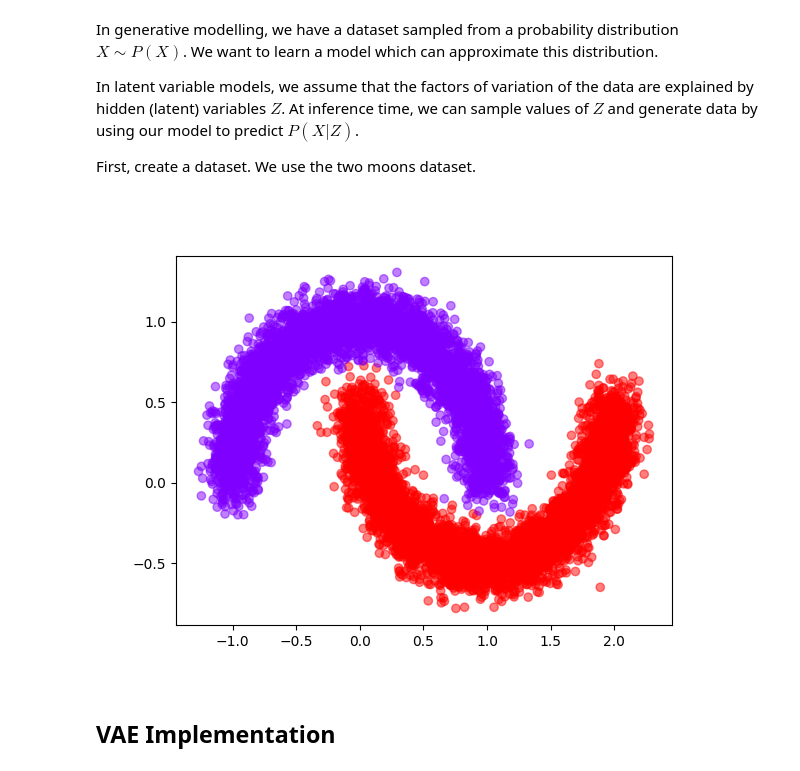
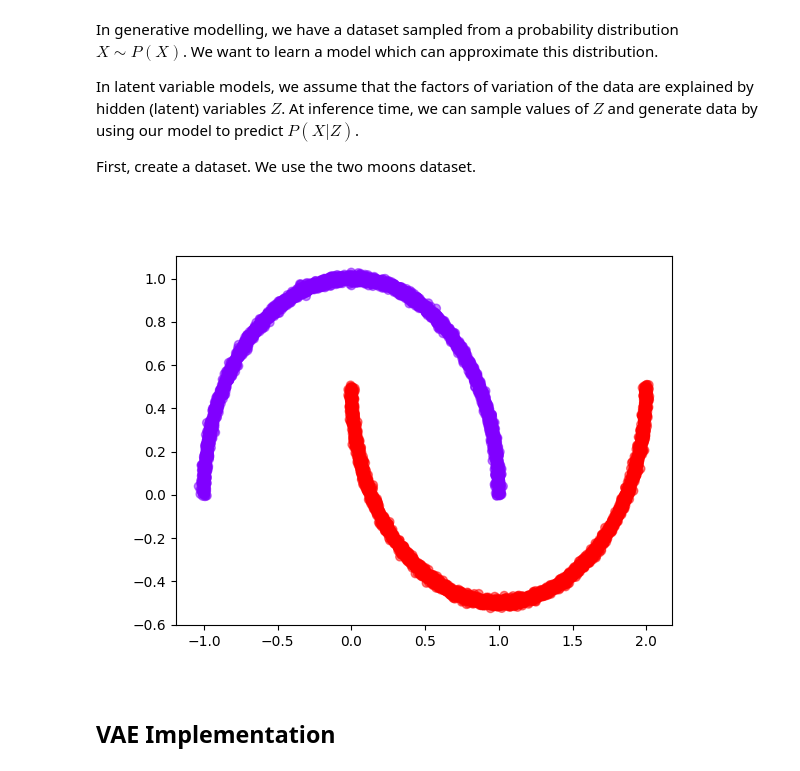
Before and after one commit to Charl-AI/ml_basics, a Jupyter notebook: generative_models/tutorial.ipynb, the cells around one changed output. Cells and saved outputs as stored; diff of their text form; code cells hidden in the pictures.

```diff
--- a/generative_models/tutorial.ipynb
+++ b/generative_models/tutorial.ipynb
@@ -14,39 +14,39 @@ import numpy as np
 import sklearn.datasets as datasets
 import torch
 from torch.utils.data import DataLoader, Dataset, random_split
 
 # we save images to outputs/ and read them instead of displaying them directly,
 # this helps fix a matplotlib bug when doing live colla
 os.makedirs("outputs", exist_ok=True)
 
 
 class MoonsDataset(Dataset):
-    def __init__(self, n_samples=10000, noise=0.1):
-        X, y = datasets.make_moons(n_samples=10000, noise=0.1)
+    def __init__(self, n_samples=10000, noise=0.01):
+        X, y = datasets.make_moons(n_samples=10000, noise=noise)
         assert isinstance(X, np.ndarray) and isinstance(y, np.ndarray)
 
         self.X = torch.from_numpy(X).float()
         self.y = torch.from_numpy(y).long()
     def __len__(self):
         return len(self.X)
     def __getitem__(self, idx):
         return self.X[idx], self.y[idx]
 
 
 ds = MoonsDataset()
 n_train, n_val, n_test = 6000, 2000, 2000
 train_ds, val_ds, test_ds = random_split(ds, [n_train, n_val, n_test])
 
-train_loader = DataLoader(train_ds, batch_size=128, shuffle=True)
-val_loader = DataLoader(val_ds, batch_size=128, shuffle=False)
-test_loader = DataLoader(test_ds, batch_size=128, shuffle=False)
+train_loader = DataLoader(train_ds, batch_size=64, shuffle=True, num_workers=4)
+val_loader = DataLoader(val_ds, batch_size=64, shuffle=False, num_workers=4)
+test_loader = DataLoader(test_ds, batch_size=64, shuffle=False, num_workers=4)
 
 plt.scatter(ds.X[:, 0], ds.X[:, 1], c=ds.y, cmap="rainbow", alpha=0.5)
 plt.savefig("outputs/moons.png")
 plt.close()
 Image.open("outputs/moons.png").show()
 # %% [output]
-[figure, old version]
+[figure, new version]
 # %% [markdown]
 ## VAE Implementation
 # %%
```
Also changed, not shown: parts of 1 cell of this notebook, 1 other file.
